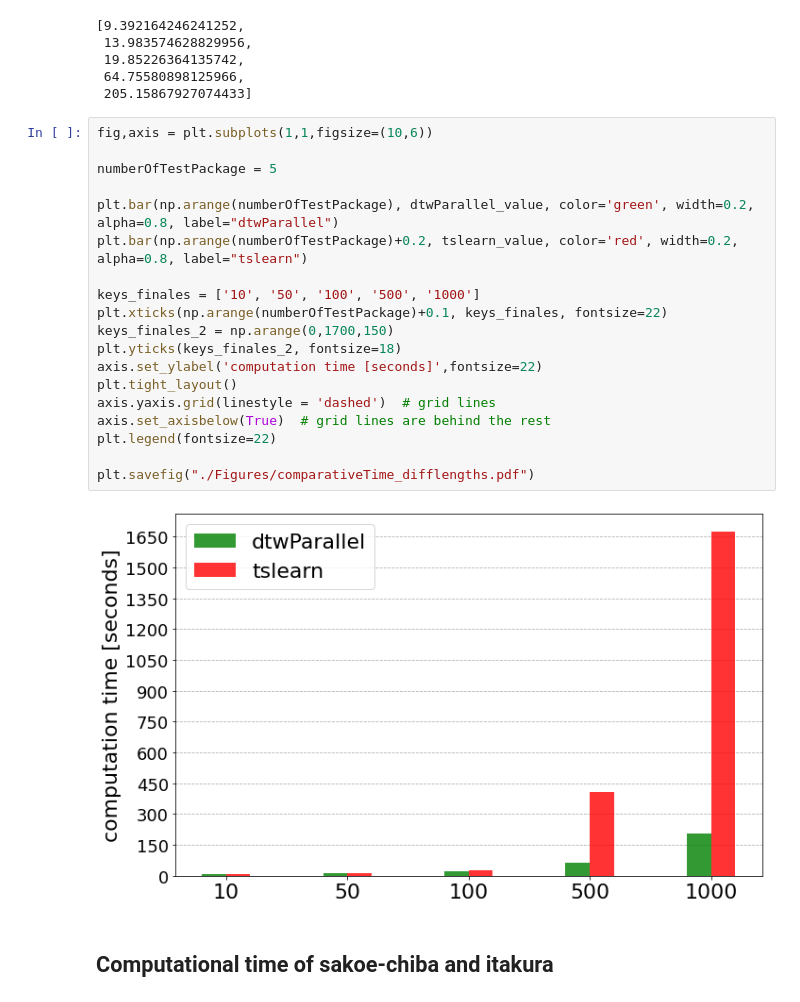
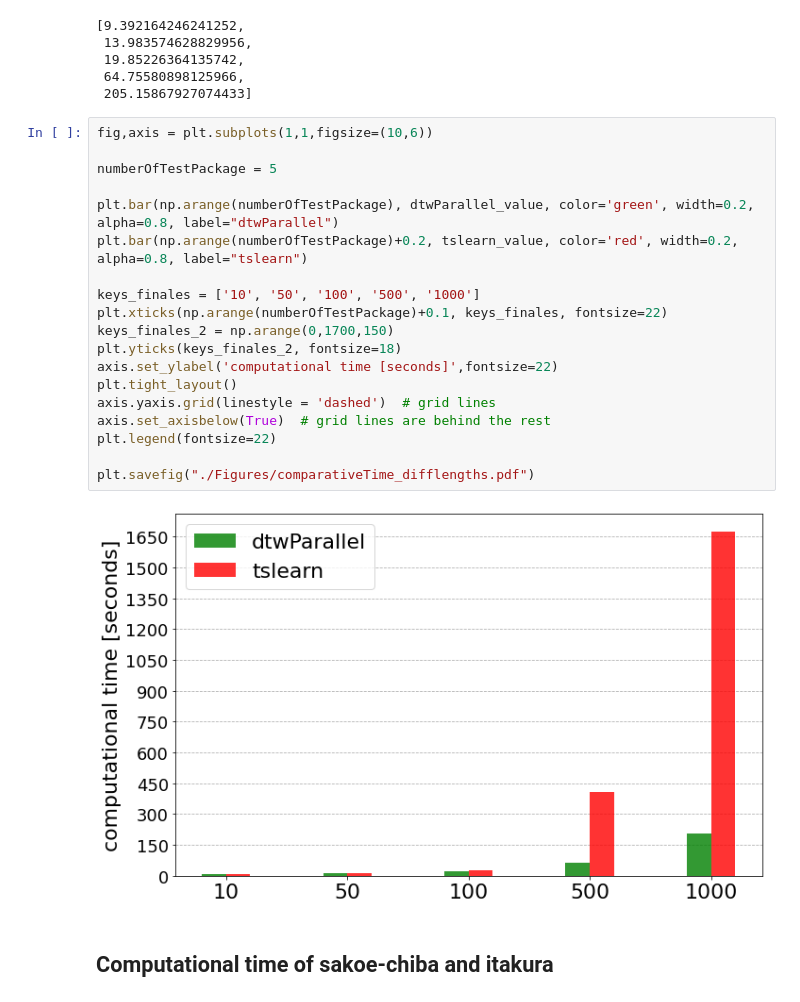
Before and after one commit to oscarescuderoarnanz/dtwParallel, a Jupyter notebook: exampleData/CodeExamples/plot_timeExamples_V2.ipynb, the cells around one changed output. Saved outputs shown, nothing was run; the diff lists cells and outputs as text.

```diff
--- a/exampleData/CodeExamples/plot_timeExamples_V2.ipynb
+++ b/exampleData/CodeExamples/plot_timeExamples_V2.ipynb
@@ -205,24 +205,24 @@ dtwParallel_value
 # %%
 fig,axis = plt.subplots(1,1,figsize=(10,6))
 
 numberOfTestPackage = 5
 
 plt.bar(np.arange(numberOfTestPackage), dtwParallel_value, color='green', width=0.2, alpha=0.8, label="dtwParallel")
 plt.bar(np.arange(numberOfTestPackage)+0.2, tslearn_value, color='red', width=0.2, alpha=0.8, label="tslearn")
 
 keys_finales = ['10', '50', '100', '500', '1000']
 plt.xticks(np.arange(numberOfTestPackage)+0.1, keys_finales, fontsize=22)
 keys_finales_2 = np.arange(0,1700,150)
 plt.yticks(keys_finales_2, fontsize=18)
-axis.set_ylabel('computation time [seconds]',fontsize=22)
+axis.set_ylabel('computational time [seconds]',fontsize=22)
 plt.tight_layout()
 axis.yaxis.grid(linestyle = 'dashed')  # grid lines
 axis.set_axisbelow(True)  # grid lines are behind the rest
 plt.legend(fontsize=22)
 
 plt.savefig("./Figures/comparativeTime_difflengths.pdf")
 # %% [output]
-[figure, old version]
+[figure, new version]
 # %% [markdown]
 ## Computational time of sakoe-chiba and itakura
 # %%
```
Also changed, not shown: parts of 2 cells of this notebook, 10 other files.
